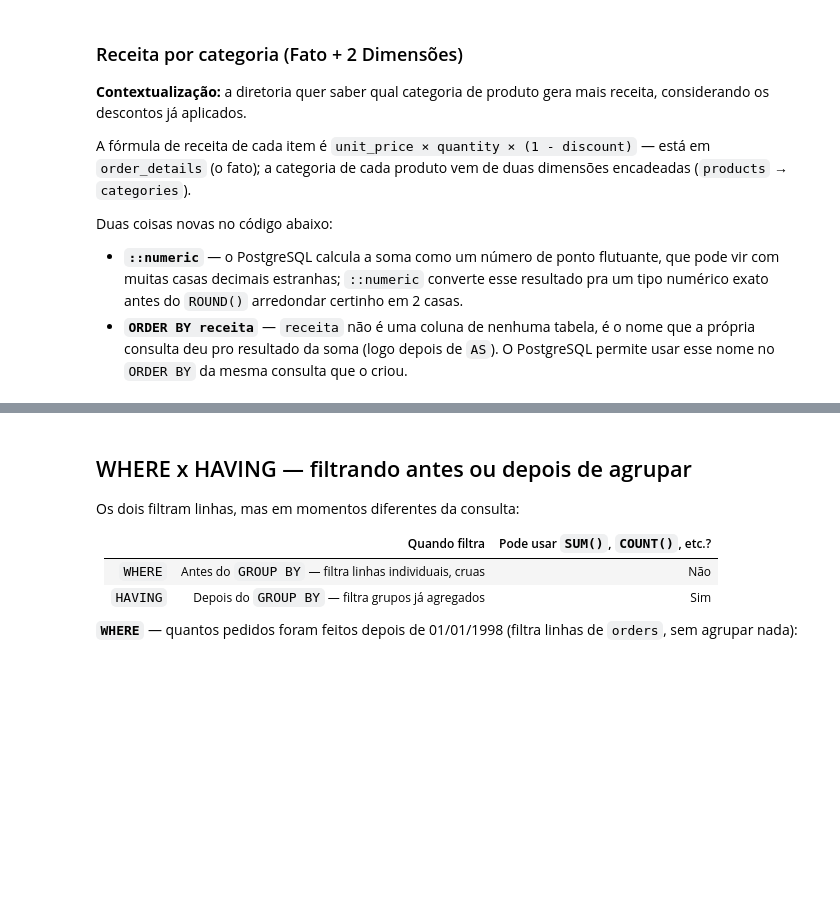
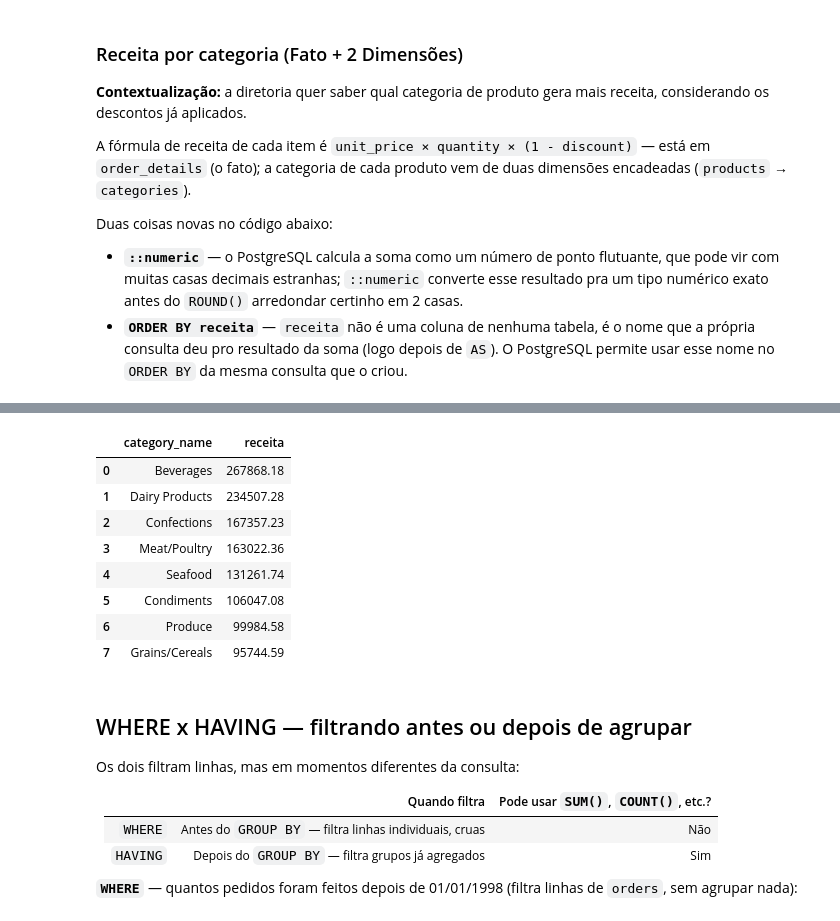
Before and after one commit to laisalegri/turma05-analise-de-dados-com-python, a Jupyter notebook: 11_Python_e_PostgreSQL/Aluno/notebook_bonus_postgresql_lais.ipynb, the cells around one changed output, grey strips where cells are left out. Cells and saved outputs as stored; diff of their text form; code cells hidden in the pictures; blank space fills up the shorter version.

```diff
--- a/11_Python_e_PostgreSQL/Aluno/notebook_bonus_postgresql_lais.ipynb
+++ b/11_Python_e_PostgreSQL/Aluno/notebook_bonus_postgresql_lais.ipynb
@@ -134,3 +195,27 @@ for linha in cursor.fetchall():
+# %%
+tabela_receita = pd.read_sql_query(
+        '''
+        SELECT cat.category_name,
+           ROUND(SUM(od.unit_price * od.quantity * (1 - od.discount))::numeric, 2) AS receita
+        FROM order_details od
+        JOIN products p ON p.product_id = od.product_id
+        JOIN categories cat ON cat.category_id = p.category_id
+        GROUP BY cat.category_name
+        ORDER BY receita DESC
+        ''',
+        conexao
+    )
+display(tabela_receita)
+# %% [output]
+|  | category_name | receita |
+| 0 | Beverages | 267868.18 |
+| 1 | Dairy Products | 234507.28 |
+| 2 | Confections | 167357.23 |
+| 3 | Meat/Poultry | 163022.36 |
+| 4 | Seafood | 131261.74 |
+| 5 | Condiments | 106047.08 |
+| 6 | Produce | 99984.58 |
+| 7 | Grains/Cereals | 95744.59 |
 # %% [markdown]
 ## WHERE x HAVING — filtrando antes ou depois de agrupar
 
```
Also changed, not shown: parts of 13 cells of this notebook, 2 other files.
